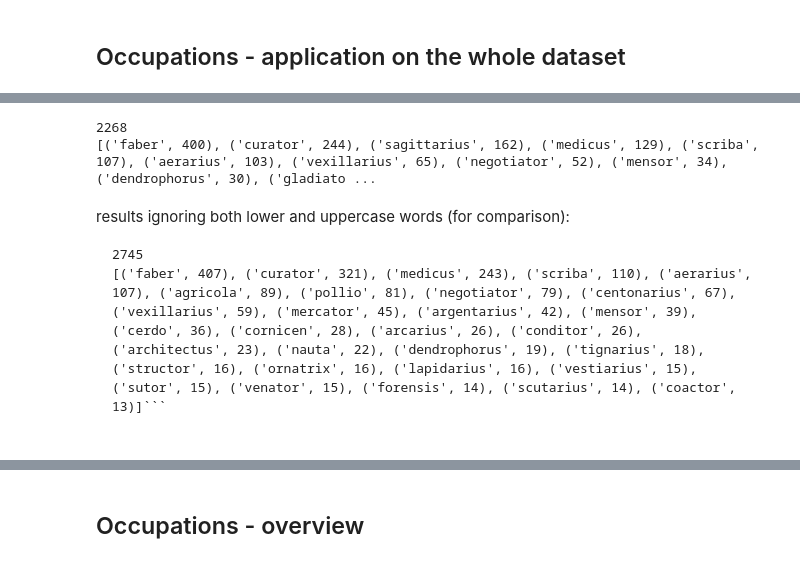
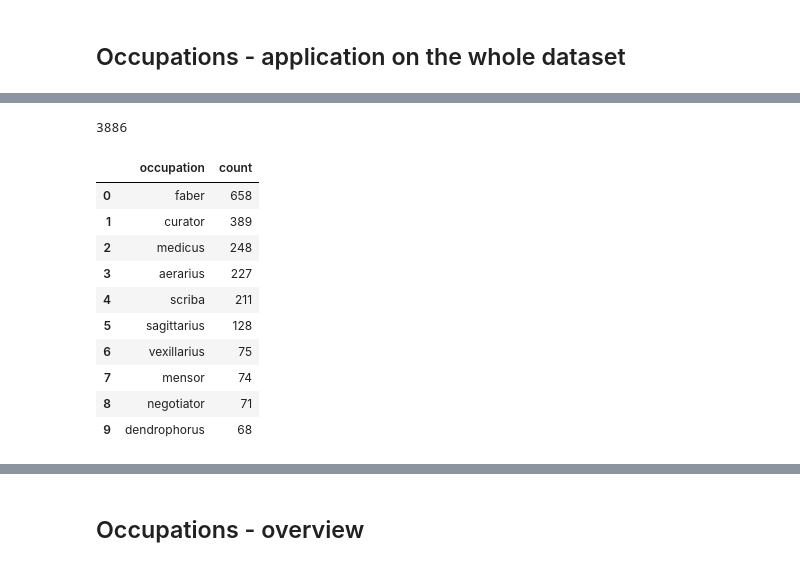
Before and after one commit to sdam-au/LI_ETL, a Jupyter notebook: scripts/4_EXTRACTING-OCCUPATIONS&ORGANIZATIONS.ipynb, the cells around one changed output, grey strips where cells are left out. Cells and saved outputs as stored; diff of their text form; code cells hidden in the pictures.

````diff
--- a/scripts/4_EXTRACTING-OCCUPATIONS&ORGANIZATIONS.ipynb
+++ b/scripts/4_EXTRACTING-OCCUPATIONS&ORGANIZATIONS.ipynb
@@ -152,13 +121,20 @@ Wall time: 44.7 s
+# %%
+EDHCS["occups_N"].sum()
+# %% [output]
+3886
 # %%
-EDH_occups_list = [el for sublist in EDH["occups"].tolist() for el in sublist]
-print(len(EDH_occups_list))
-print(nltk.FreqDist(EDH_occups_list).most_common(30))
+EDHCS_occups_list = [el for sublist in EDHCS["occups"].tolist() for el in sublist]
+occupations_counts = pd.DataFrame(nltk.FreqDist(EDHCS_occups_list).most_common(), columns=["occupation", "count"])
+occupations_counts.head(10)
 # %% [output]
-2268
-[('faber', 400), ('curator', 244), ('sagittarius', 162), ('medicus', 129), ('scriba', 107), ('aerarius', 103), ('vexillarius', 65), ('negotiator', 52), ('mensor', 34), ('dendrophorus', 30), ('gladiato ...
+|  | occupation | count |
+| 0 | faber | 658 |
+| 1 | curator | 389 |
+| 2 | medicus | 248 |
+| 3 | aerarius | 227 |
+| 4 | scriba | 211 |
+| 5 | sagittarius | 128 |
+| 6 | vexillarius | 75 |
+| 7 | mensor | 74 |
+| 8 | negotiator | 71 |
+| 9 | dendrophorus | 68 |
-# %% [markdown]
-results ignoring both lower and uppercase words (for comparison):
-
-```
-2745
-[('faber', 407), ('curator', 321), ('medicus', 243), ('scriba', 110), ('aerarius', 107), ('agricola', 89), ('pollio', 81), ('negotiator', 79), ('centonarius', 67), ('vexillarius', 59), ('mercator', 45), ('argentarius', 42), ('mensor', 39), ('cerdo', 36), ('cornicen', 28), ('arcarius', 26), ('conditor', 26), ('architectus', 23), ('nauta', 22), ('dendrophorus', 19), ('tignarius', 18), ('structor', 16), ('ornatrix', 16), ('lapidarius', 16), ('vestiarius', 15), ('sutor', 15), ('venator', 15), ('forensis', 14), ('scutarius', 14), ('coactor', 13)]```
````
Also changed, not shown: parts of 38 cells of this notebook, 5 other files.
